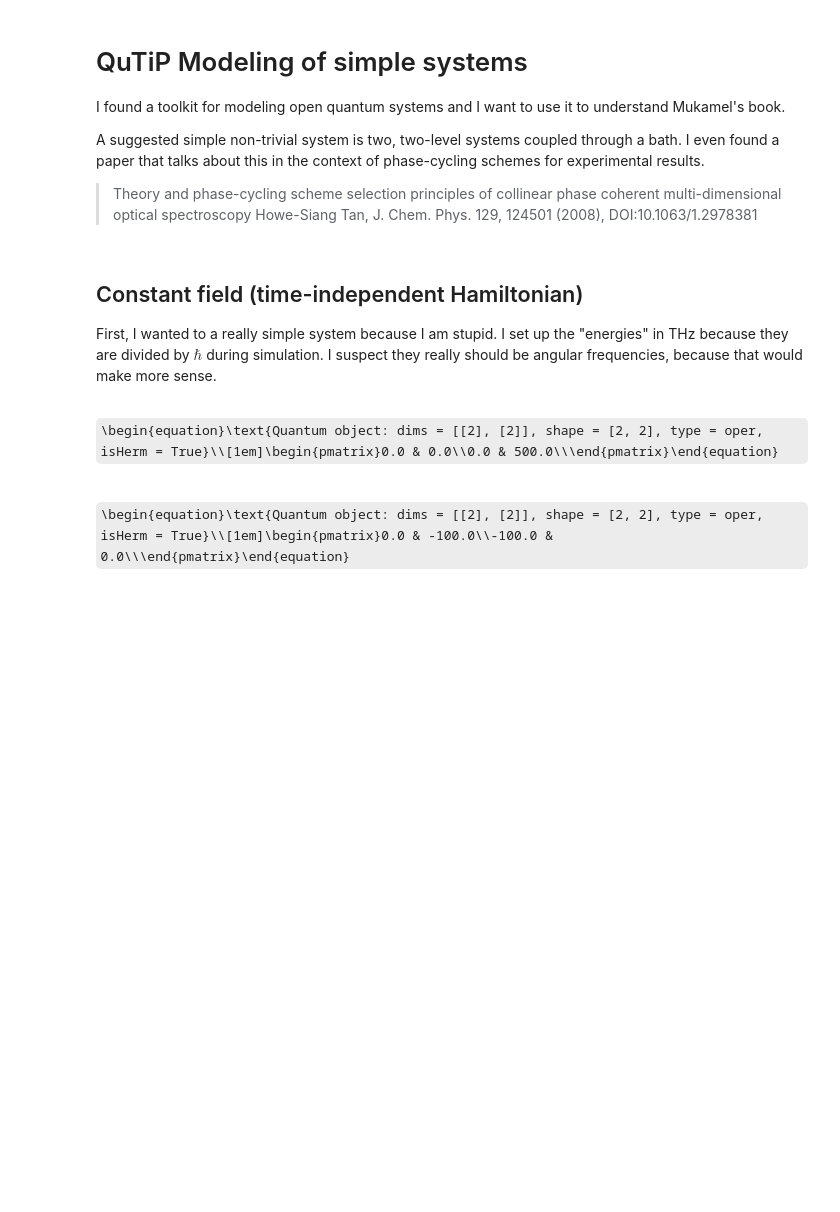
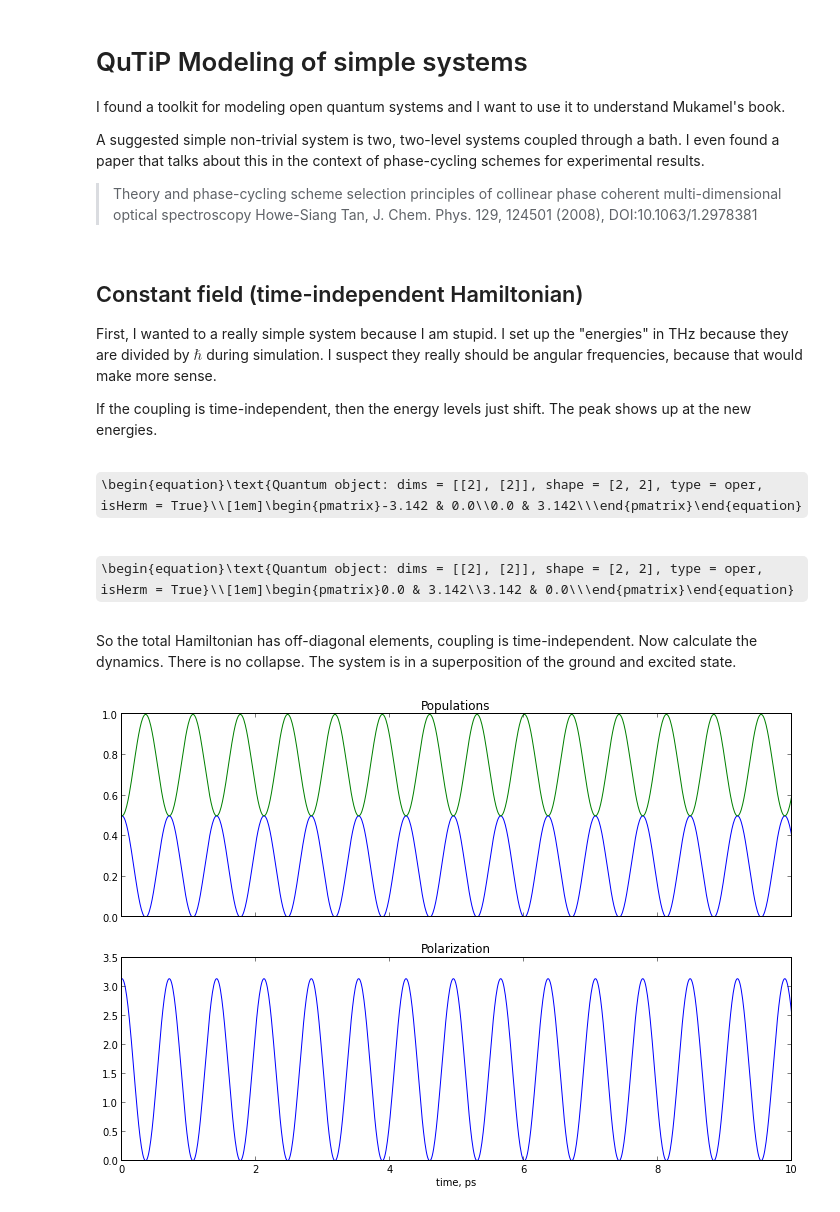
Before and after one commit to antonl/notebooks, a Jupyter notebook: Qutip Tests.ipynb, the cells around one changed output. Drawn from its saved outputs; the diff is of its cells as text; code cells hidden in the pictures; some formulas as TeX source; blank space fills up the shorter version.

```diff
--- a/Qutip Tests.ipynb
+++ b/Qutip Tests.ipynb
@@ -8,11 +16,2 @@ matplotlib.rcParams['figure.figsize'] = (12, 8)
 # %% [output]
 Populating the interactive namespace from numpy and matplotlib
-# %%
-import qutip as qt
-
-import quantities as q
-c = q.c
-q.THz = q.UnitQuantity('terahertz', q.Hz*1e12, symbol='THz')
-q.nJ = q.UnitQuantity('nanojoule', q.J*1e-9, symbol='nJ')
-q.MV = q.UnitQuantity('megavolt', q.V*1e6, symbol='MV')
-q.Debye = q.UnitQuantity('Debye', 1e-21*q.C*q.m**2/q.s/q.speed_of_light, symbol='De')
@@ -37,15 +28,37 @@ A suggested simple non-trivial system is two, two-level systems coupled through
 ## Constant field (time-independent Hamiltonian)
 
 First, I wanted to a really simple system because I am stupid. I set up the "energies" in THz because they are divided by $\hbar$ during simulation. I suspect they really should be angular frequencies, because that would make more sense.
+
+If the coupling is time-independent, then the energy levels just shift. The peak shows up at the new energies.
 # %%
 #Ef = E.rescale('eV/m')
-e1 = q.THz #-0*q.eV/q.constants.hbar
-e2 = 500 * q.THz #0.3*q.eV/q.constants.hbar
-Hs = float(e1.rescale('THz'))*ket2dm(basis(2, 0)) + float(e2.rescale('THz'))*ket2dm(basis(2, 1))
-Hs
+#q.radian =  q.UnitQuantity('radian', ((2*pi)*q.dimensionless), 'rad')
+
+# hbar is assumed to be 1
+w1 = -1*q.THz/2 *2*pi
+w2 = 1*q.THz/2 *2*pi
+coupling = sqrt(1)*q.THz/2 *2*pi
+Hs = float(w1.rescale('THz'))*qt.ket2dm(qt.basis(2, 0)) + float(w2.rescale('THz'))*qt.ket2dm(qt.basis(2, 1))
+V = float(coupling.rescale('THz'))*qt.sigmax()
+display(Hs)
+display(V)
 # %% [output]
-\begin{equation}\text{Quantum object: dims = [[2], [2]], shape = [2, 2], type = oper, isHerm = True}\\[1em]\begin{pmatrix}0.0 & 0.0\\0.0 & 500.0\\\end{pmatrix}\end{equation}
+\begin{equation}\text{Quantum object: dims = [[2], [2]], shape = [2, 2], type = oper, isHerm = True}\\[1em]\begin{pmatrix}-3.142 & 0.0\\0.0 & 3.142\\\end{pmatrix}\end{equation}
+\begin{equation}\text{Quantum object: dims = [[2], [2]], shape = [2, 2], type = oper, isHerm = True}\\[1em]\begin{pmatrix}0.0 & 3.142\\3.142 & 0.0\\\end{pmatrix}\end{equation}
-# %%
-V = -100*sigmax(); V
-# %% [output]
-\begin{equation}\text{Quantum object: dims = [[2], [2]], shape = [2, 2], type = oper, isHerm = True}\\[1em]\begin{pmatrix}0.0 & -100.0\\-100.0 & 0.0\\\end{pmatrix}\end{equation}
+# %% [markdown]
+So the total Hamiltonian has off-diagonal elements, coupling is time-independent. Now calculate the dynamics. There is no collapse. The system is in a superposition of the ground and excited state.
+# %%
+tlist, dt = np.linspace(0/(q.THz), 10/(q.THz), 1000, retstep=True) # In units of 1/THz
+#tlist, dt = q.Quantity(tlist, '1/THz'), 1/rad*q.Quantity(dt, '1/THz')
+res = qt.mesolve(Hs + V, (1*qt.basis(2, 0) + 1*qt.basis(2,1)).unit(), tlist.magnitude, [], [V, qt.ket2dm(qt.basis(2,0)), qt.ket2dm(qt.basis(2,1))])
+# %%
+fig, (ax1, ax2) = subplots(2, 1, sharex=True)
+ax1.plot(tlist.rescale('ps'), real(res.expect[1]))
+ax1.plot(tlist.rescale('ps'), real(res.expect[2]))
+ax1.set_title('Populations')
+ax2.plot(tlist.rescale('ps'), real(res.expect[0]))
+ax2.set_title('Polarization')
+xlabel('time, ps')
+#xlim([0, 1]);
+# %% [output]
+[figure, added]
```
Also changed, not shown: parts of 17 cells of this notebook, 6 other files.
